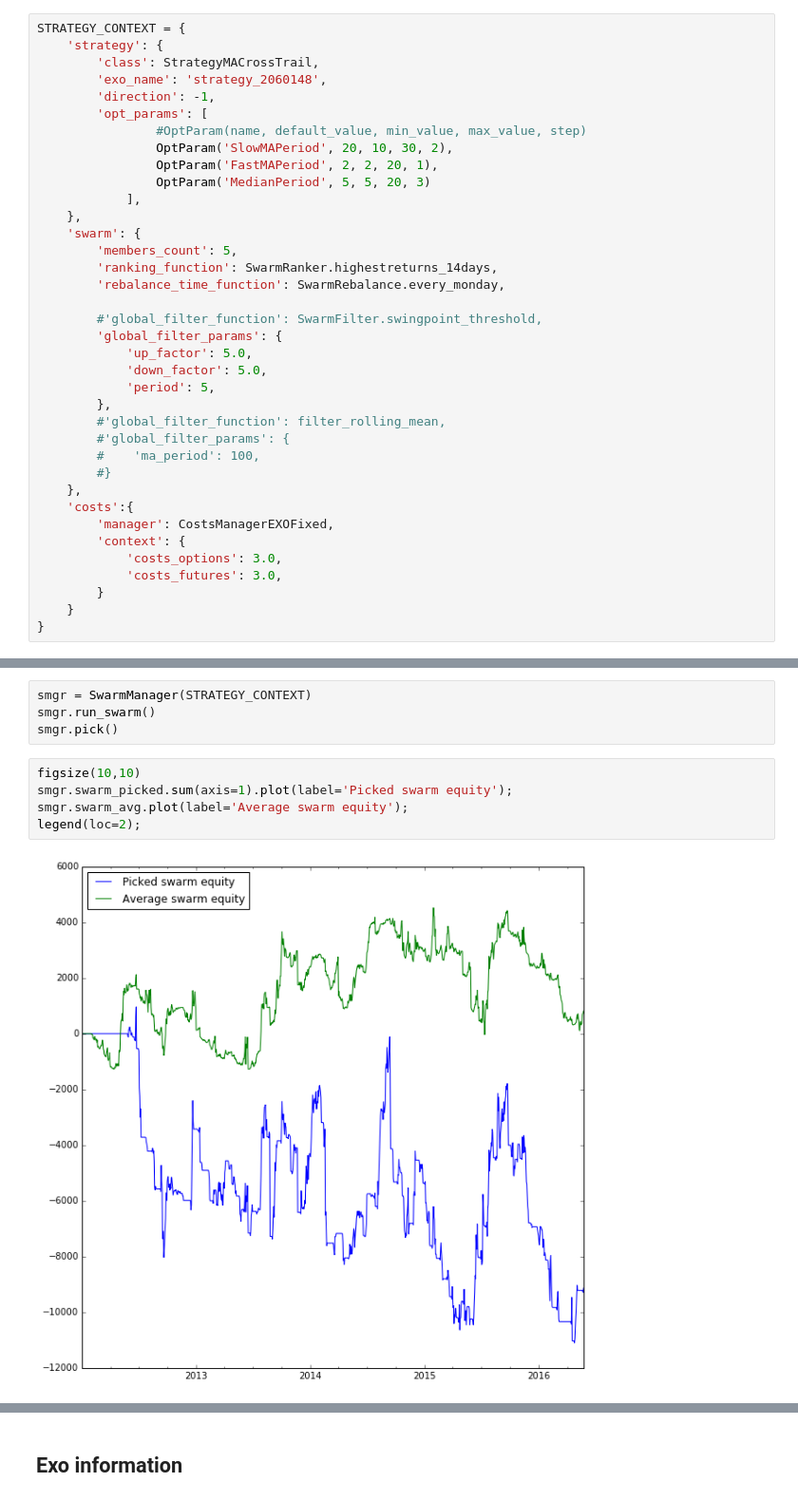
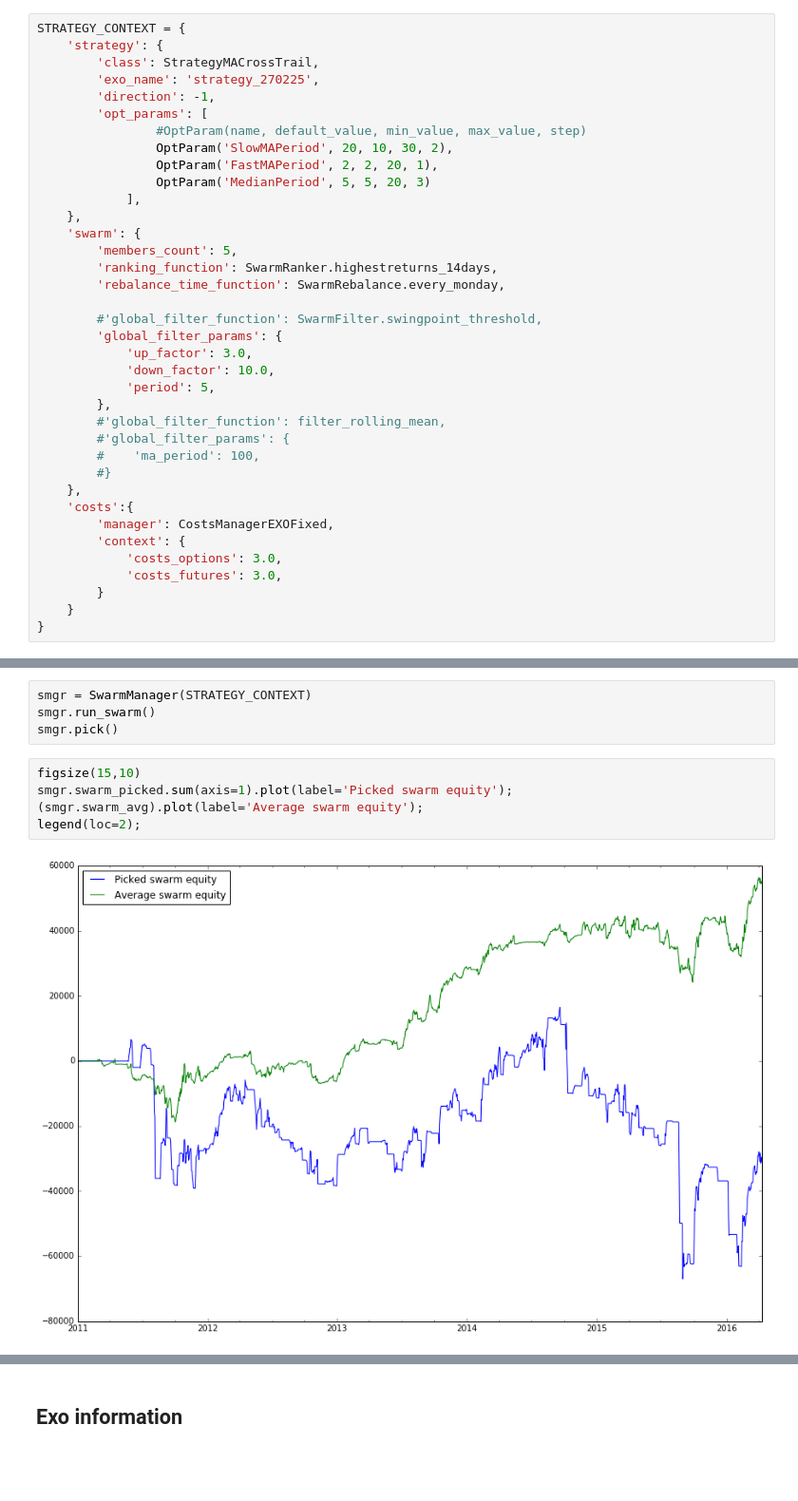
Before and after one commit to trendmanagement/tmqrexo_alexveden, a Jupyter notebook: notebooks/Strategy_MAcrossingTrail_StrategyModule.ipynb, the cells around one changed output, grey strips where cells are left out. Shown at 95% size. Drawn from its saved outputs; the diff is of its cells as text; blank space fills up the shorter version.

```diff
--- a/notebooks/Strategy_MAcrossingTrail_StrategyModule.ipynb
+++ b/notebooks/Strategy_MAcrossingTrail_StrategyModule.ipynb
@@ -32,7 +30,7 @@ from strategies.strategy_macross_with_trail import StrategyMACrossTrail
 STRATEGY_CONTEXT = {
     'strategy': {
         'class': StrategyMACrossTrail,
-        'exo_name': 'strategy_2060148',
+        'exo_name': 'strategy_270225',
         'direction': -1,
         'opt_params': [
                 #OptParam(name, default_value, min_value, max_value, step)
@@ -48,8 +46,8 @@ STRATEGY_CONTEXT = {
 
         #'global_filter_function': SwarmFilter.swingpoint_threshold,
         'global_filter_params': {
-            'up_factor': 5.0,
-            'down_factor': 5.0,
+            'up_factor': 3.0,
+            'down_factor': 10.0,
             'period': 5,
         },
         #'global_filter_function': filter_rolling_mean,
@@ -72,9 +70,9 @@ smgr = SwarmManager(STRATEGY_CONTEXT)
 smgr.run_swarm()
 smgr.pick()
 # %%
-figsize(10,10)
+figsize(15,10)
 smgr.swarm_picked.sum(axis=1).plot(label='Picked swarm equity');
-smgr.swarm_avg.plot(label='Average swarm equity');
+(smgr.swarm_avg).plot(label='Average swarm equity');
 legend(loc=2);
 # %% [output]
-[figure, old version]
+[figure, new version]
```
Also changed, not shown: parts of 10 cells of this notebook, 38 other files.
